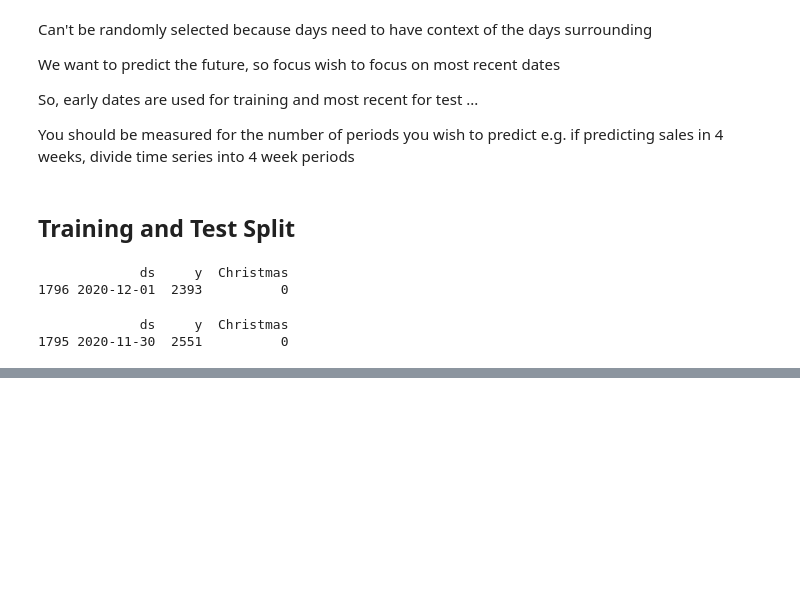
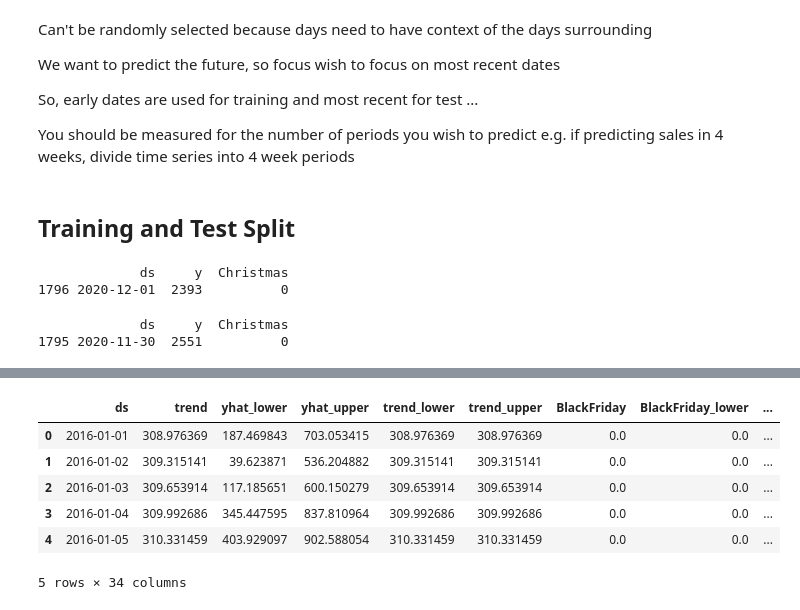
Before and after one commit to Euan-J-Austin/Analytics_and_Intelligence, a Jupyter notebook: ProphetNotes.ipynb, the cells around one changed output, grey strips where cells are left out. Saved outputs shown, nothing was run; the diff lists cells and outputs as text; code cells hidden in the pictures; blank space fills up the shorter version.

```diff
--- a/ProphetNotes.ipynb
+++ b/ProphetNotes.ipynb
@@ -240,0 +325,11 @@ print(training.tail(1))
+# %%
+forecast = model.predict(future)
+forecast.head()
+# %% [output]
+|  | ds | trend | yhat_lower | yhat_upper | trend_lower | trend_upper | BlackFriday | BlackFriday_lower | ... |
+| 0 | 2016-01-01 | 308.976369 | 187.469843 | 703.053415 | 308.976369 | 308.976369 | 0.0 | 0.0 | ... |
+| 1 | 2016-01-02 | 309.315141 | 39.623871 | 536.204882 | 309.315141 | 309.315141 | 0.0 | 0.0 | ... |
+| 2 | 2016-01-03 | 309.653914 | 117.185651 | 600.150279 | 309.653914 | 309.653914 | 0.0 | 0.0 | ... |
+| 3 | 2016-01-04 | 309.992686 | 345.447595 | 837.810964 | 309.992686 | 309.992686 | 0.0 | 0.0 | ... |
+| 4 | 2016-01-05 | 310.331459 | 403.929097 | 902.588054 | 310.331459 | 310.331459 | 0.0 | 0.0 | ... |
+5 rows × 34 columns
```
Also changed, not shown: parts of 49 cells of this notebook.
